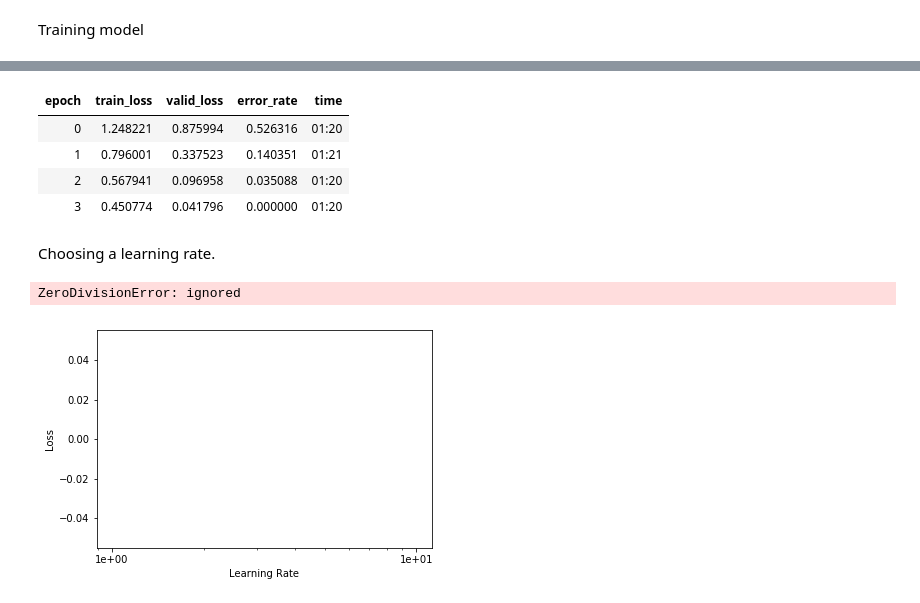
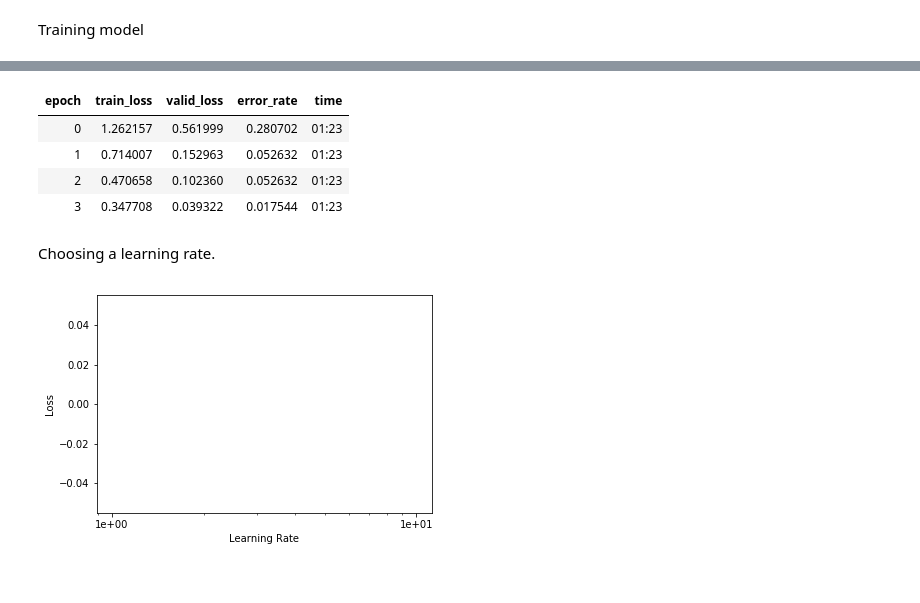
Before and after one commit to poziryna84/Neural-Network-Models, a Jupyter notebook: Google_images.ipynb, the cells around one changed output, grey strips where cells are left out. Cells and saved outputs as stored; diff of their text form; code cells hidden in the pictures.

```diff
--- a/Google_images.ipynb
+++ b/Google_images.ipynb
@@ -87,22 +72,18 @@ Downloading: "https://download.pytorch.org/models/resnet34-333f7ec4.pth" to /roo
 # %%
 
-learn.fit_one_cycle(4)
+learn.fit_one_cycle(4, max_lr = .008)
 # %% [output]
 | epoch | train_loss | valid_loss | error_rate | time |
-| 0 | 1.248221 | 0.875994 | 0.526316 | 01:20 |
-| 1 | 0.796001 | 0.337523 | 0.140351 | 01:21 |
-| 2 | 0.567941 | 0.096958 | 0.035088 | 01:20 |
-| 3 | 0.450774 | 0.041796 | 0.000000 | 01:20 |
+| 0 | 1.262157 | 0.561999 | 0.280702 | 01:23 |
+| 1 | 0.714007 | 0.152963 | 0.052632 | 01:23 |
+| 2 | 0.470658 | 0.102360 | 0.052632 | 01:23 |
+| 3 | 0.347708 | 0.039322 | 0.017544 | 01:23 |
 # %%
 learn.save('stage-11')
 # %%
 learn.unfreeze()
 # %% [markdown]
 Choosing a learning rate.
-# %%
-learn.lr_find()
-# %% [output]
-ZeroDivisionError: ignored
 # %%
 learn.recorder.plot()
 # %% [output]
```
Also changed, not shown: parts of 4 cells of this notebook.
